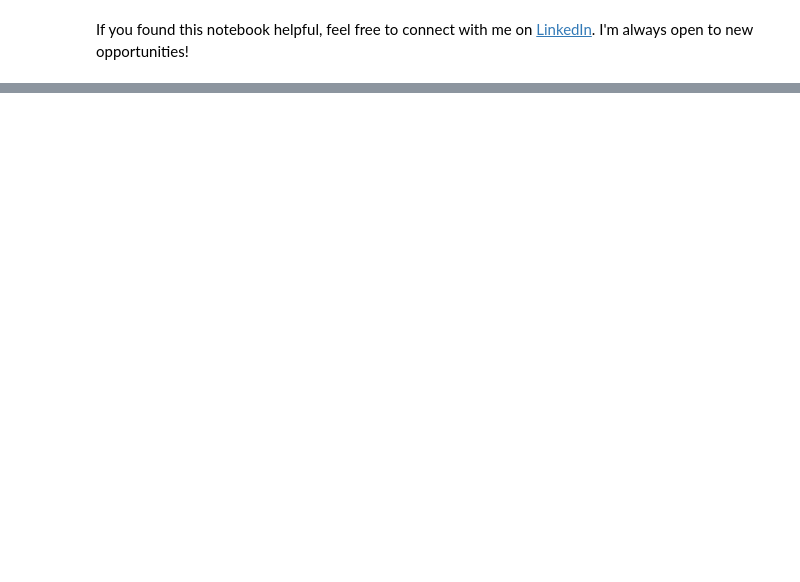
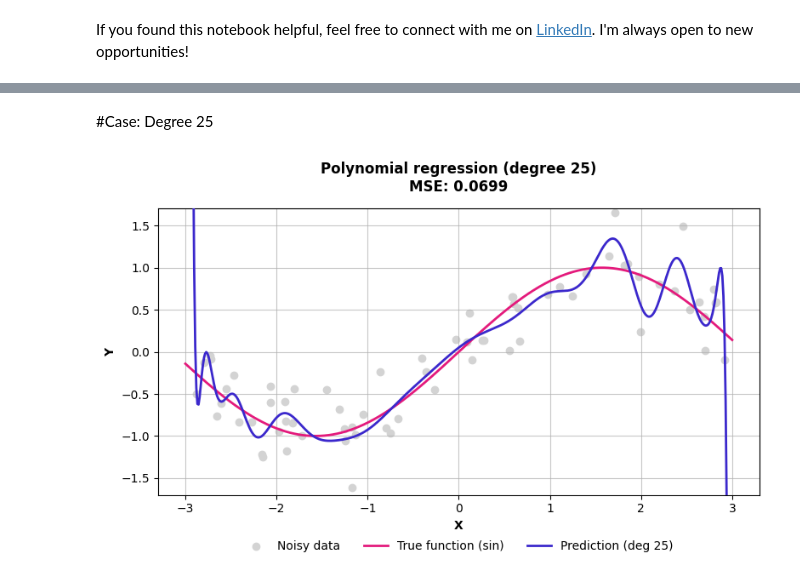
Before and after one commit to danielbazx/Machine-Learning-6-SIN-A-Mar-Jul-2026, a Jupyter notebook: Copia_de_Logistic_Regression.ipynb, the cells around one changed output, grey strips where cells are left out. Saved outputs shown, nothing was run; the diff lists cells and outputs as text; code cells hidden in the pictures; blank space fills up the shorter version.

```diff
--- a/Copia_de_Logistic_Regression.ipynb
+++ b/Copia_de_Logistic_Regression.ipynb
@@ -1634,0 +1811,49 @@ If you found this notebook helpful, feel free to connect with me on [LinkedIn](h
+# %% [markdown]
+#Case: Degree 25
+# %%
+# 1. Generación de datos consistentes (misma semilla)
+np.random.seed(42)
+X = np.sort(np.random.uniform(-3, 3, 70)).reshape(-1, 1)
+y_true = np.sin(X).ravel()
+y_noisy = y_true + np.random.normal(0, 0.35, X.shape[0])
+
+# 2. Configuración y entrenamiento del modelo (Grado 25)
+degree = 25
+poly = PolynomialFeatures(degree=degree)
+X_poly = poly.fit_transform(X)
+
+model = LinearRegression()
+model.fit(X_poly, y_noisy)
+
+# Predicciones y cálculo del MSE
+y_pred = model.predict(X_poly)
+mse = mean_squared_error(y_noisy, y_pred)
+
+# 3. Preparación de la gráfica
+X_plot = np.linspace(-3, 3, 500).reshape(-1, 1) # Más puntos para ver bien los picos de varianza
+y_plot_true = np.sin(X_plot).ravel()
+y_plot_pred = model.predict(poly.transform(X_plot))
+
+fig, ax = plt.subplots(figsize=(8, 5))
+
+# Trazar elementos
+ax.scatter(X, y_noisy, color='lightgray', label='Noisy data', zorder=1)
+ax.plot(X_plot, y_plot_true, color='#E41A7C', linewidth=2, label='True function (sin)', zorder=2)
+ax.plot(X_plot, y_plot_pred, color='#3B28CC', linewidth=2, label=f'Prediction (deg {degree})', zorder=3)
+
+# Limitamos el eje Y para que los picos del polinomio grado 25 no deformen la gráfica
+ax.set_ylim([-1.7, 1.7])
+
+# Estilos y etiquetas
+ax.set_title(f'Polynomial regression (degree {degree})\nMSE: {mse:.4f}', pad=15, fontweight='bold')
+ax.set_xlabel('X', fontweight='bold')
+ax.set_ylabel('Y', fontweight='bold')
+ax.grid(True, linestyle='-', alpha=0.7)
+
+# Leyenda en la parte inferior
+ax.legend(loc='upper center', bbox_to_anchor=(0.5, -0.12), ncol=3, frameon=False)
+
+plt.tight_layout()
+plt.show()
+# %% [output]
+[figure, added]
```
Also changed, not shown: parts of 24 cells of this notebook.
